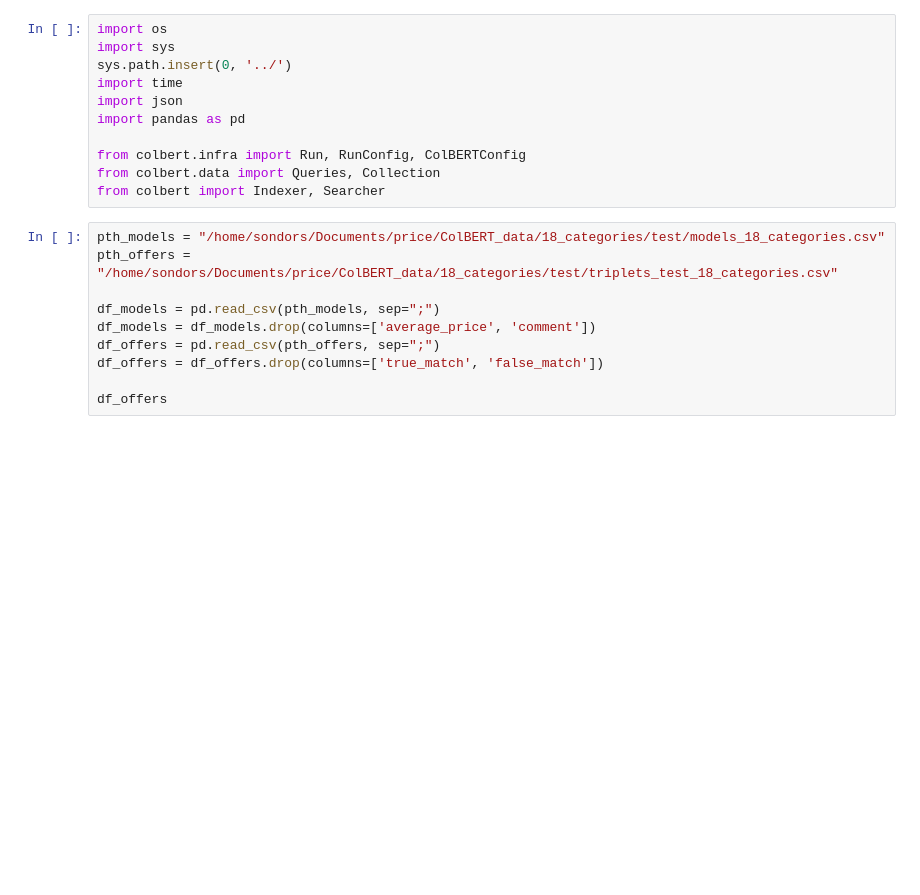
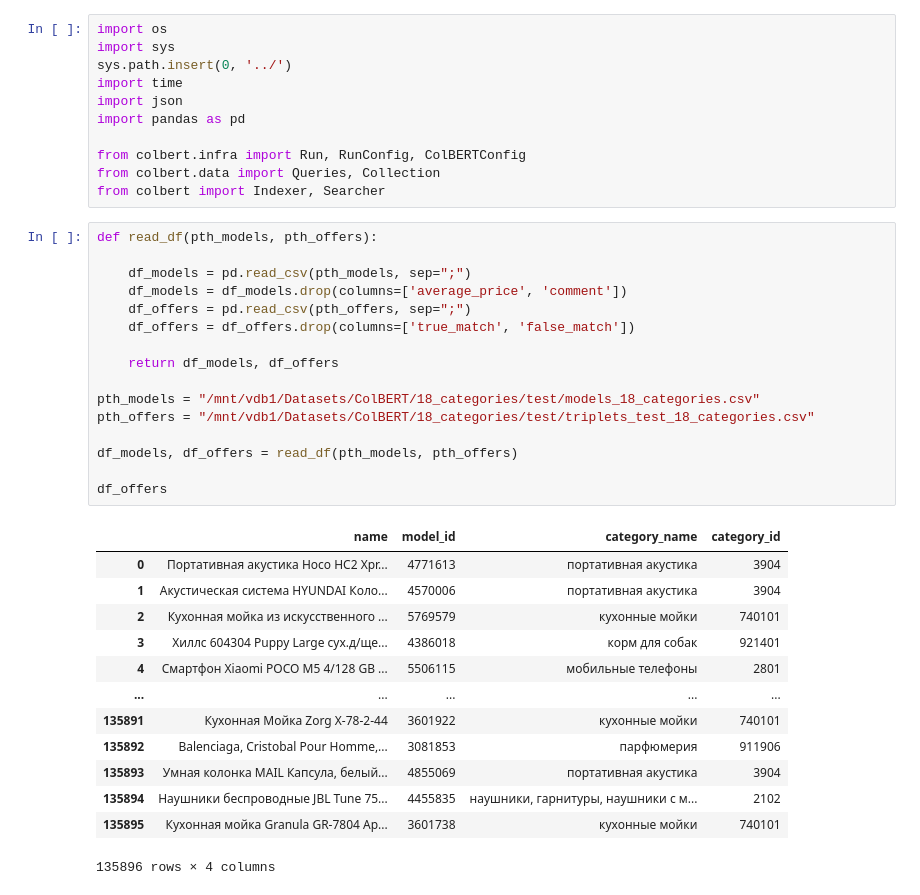
Before and after one commit to IgorSondors/ColBERT, a Jupyter notebook: EVAL_by_category.ipynb, the cells around one changed output. Saved outputs shown, nothing was run; the diff lists cells and outputs as text; blank space fills up the shorter version.

```diff
--- a/EVAL_by_category.ipynb
+++ b/EVAL_by_category.ipynb
@@ -10,13 +10,33 @@ from colbert.infra import Run, RunConfig, ColBERTConfig
 from colbert.data import Queries, Collection
 from colbert import Indexer, Searcher
 # %%
-pth_models = "/home/sondors/Documents/price/ColBERT_data/18_categories/test/models_18_categories.csv"
-pth_offers = "/home/sondors/Documents/price/ColBERT_data/18_categories/test/triplets_test_18_categories.csv"
+def read_df(pth_models, pth_offers):
 
-df_models = pd.read_csv(pth_models, sep=";")
-df_models = df_models.drop(columns=['average_price', 'comment'])
-df_offers = pd.read_csv(pth_offers, sep=";")
-df_offers = df_offers.drop(columns=['true_match', 'false_match'])
+    df_models = pd.read_csv(pth_models, sep=";")
+    df_models = df_models.drop(columns=['average_price', 'comment'])
+    df_offers = pd.read_csv(pth_offers, sep=";")
+    df_offers = df_offers.drop(columns=['true_match', 'false_match'])
+
+    return df_models, df_offers
+
+pth_models = "/mnt/vdb1/Datasets/ColBERT/18_categories/test/models_18_categories.csv"
+pth_offers = "/mnt/vdb1/Datasets/ColBERT/18_categories/test/triplets_test_18_categories.csv"
+
+df_models, df_offers = read_df(pth_models, pth_offers)
 
 df_offers
+# %% [output]
+|  | name | model_id | category_name | category_id |
+| 0 | Портативная акустика Hoco HC2 Xpr... | 4771613 | портативная акустика | 3904 |
+| 1 | Акустическая система HYUNDAI Коло... | 4570006 | портативная акустика | 3904 |
+| 2 | Кухонная мойка из искусственного ... | 5769579 | кухонные мойки | 740101 |
+| 3 | Хиллс 604304 Puppy Large сух.д/ще... | 4386018 | корм для собак | 921401 |
+| 4 | Смартфон Xiaomi POCO M5 4/128 GB ... | 5506115 | мобильные телефоны | 2801 |
+| ... | ... | ... | ... | ... |
+| 135891 | Кухонная Мойка Zorg X-78-2-44 | 3601922 | кухонные мойки | 740101 |
+| 135892 | Balenciaga, Cristobal Pour Homme,... | 3081853 | парфюмерия | 911906 |
+| 135893 | Умная колонка MAIL Капсула, белый... | 4855069 | портативная акустика | 3904 |
+| 135894 | Наушники беспроводные JBL Tune 75... | 4455835 | наушники, гарнитуры, наушники c м... | 2102 |
+| 135895 | Кухонная мойка Granula GR-7804 Ар... | 3601738 | кухонные мойки | 740101 |
+135896 rows × 4 columns
 # %%
```
Also changed, not shown: parts of 4 cells of this notebook.
